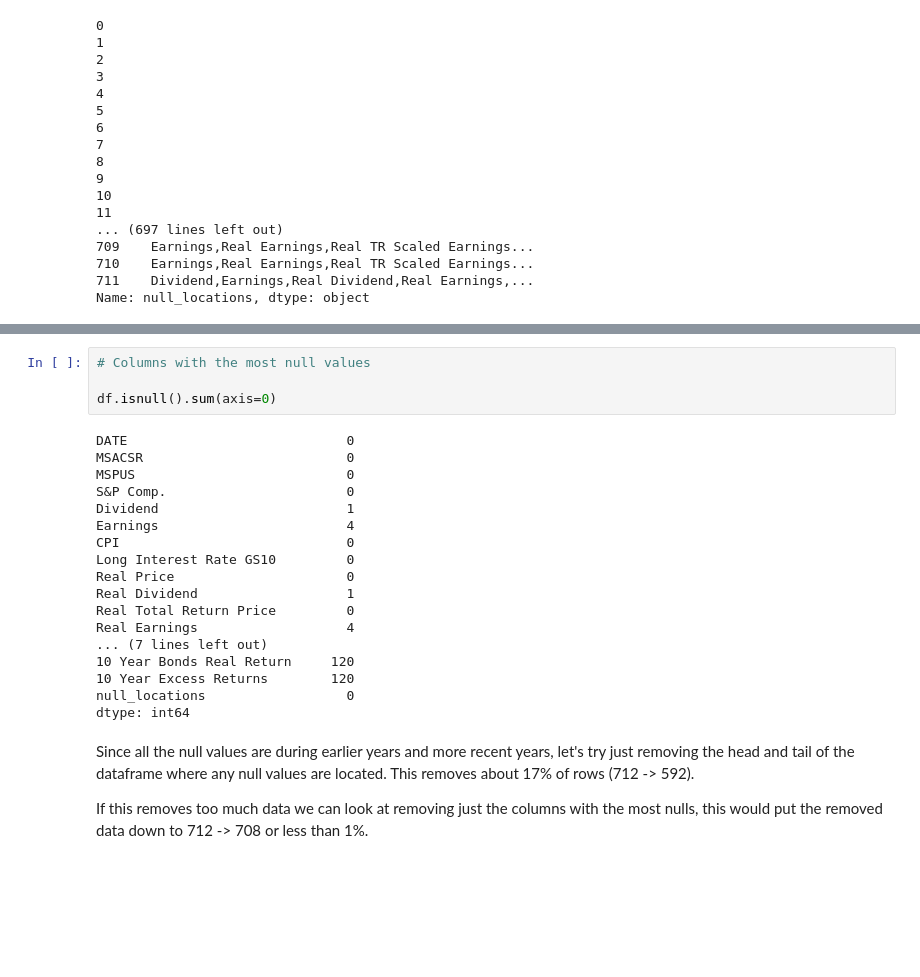
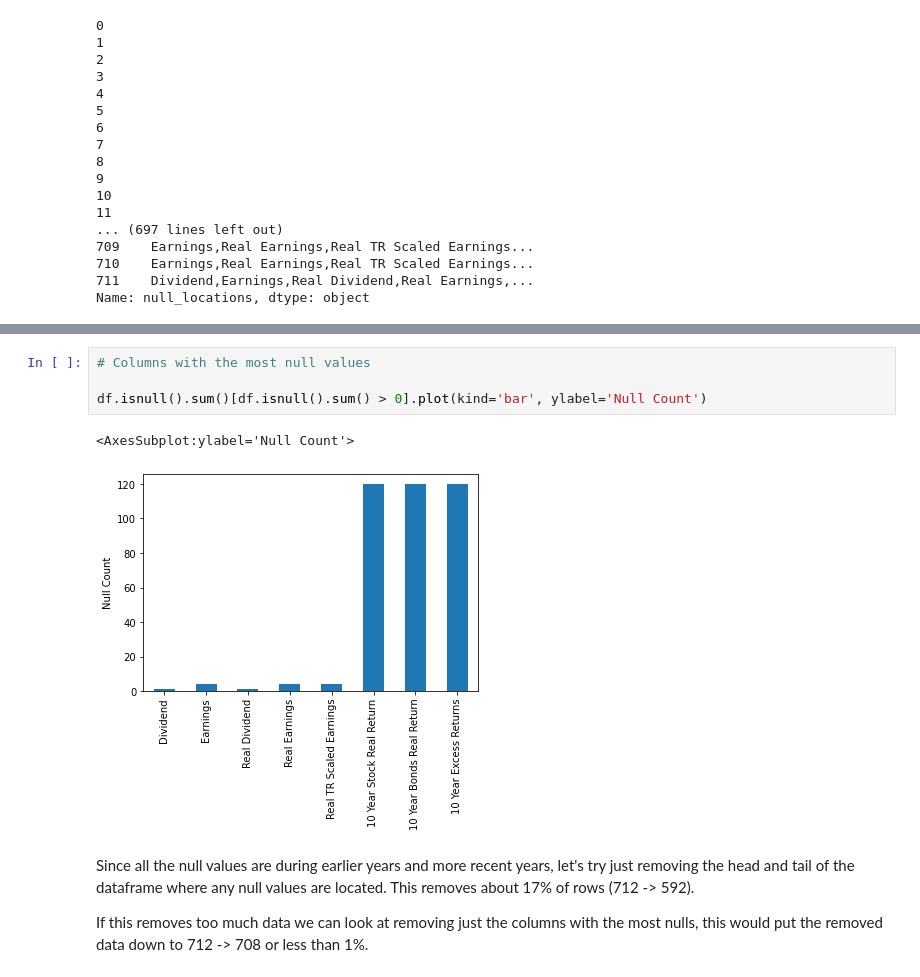
Before and after one commit to hsdistefa/mas-thesis, a Jupyter notebook: EDA.ipynb, the cells around one changed output, grey strips where cells are left out. Drawn from its saved outputs; the diff is of its cells as text; blank space fills up the shorter version.

```diff
--- a/EDA.ipynb
+++ b/EDA.ipynb
@@ -317,25 +330,10 @@ Name: null_locations, dtype: object
 # %%
 # Columns with the most null values
 
-df.isnull().sum(axis=0)
+df.isnull().sum()[df.isnull().sum() > 0].plot(kind='bar', ylabel='Null Count')
 # %% [output]
-DATE                            0
-MSACSR                          0
-MSPUS                           0
-S&P Comp.                       0
-Dividend                        1
-Earnings                        4
-CPI                             0
-Long Interest Rate GS10         0
-Real Price                      0
-Real Dividend                   1
-Real Total Return Price         0
-Real Earnings                   4
-... (7 lines left out)
-10 Year Bonds Real Return     120
-10 Year Excess Returns        120
-null_locations                  0
-dtype: int64
+<AxesSubplot:ylabel='Null Count'>
+[figure, added]
 # %% [markdown]
 Since all the null values are during earlier years and more recent years, let's try just removing the head and tail of the dataframe where any null values are located. This removes about 17% of rows (712 -> 592).
 
```
Also changed, not shown: parts of 11 cells of this notebook, 2 other files.
